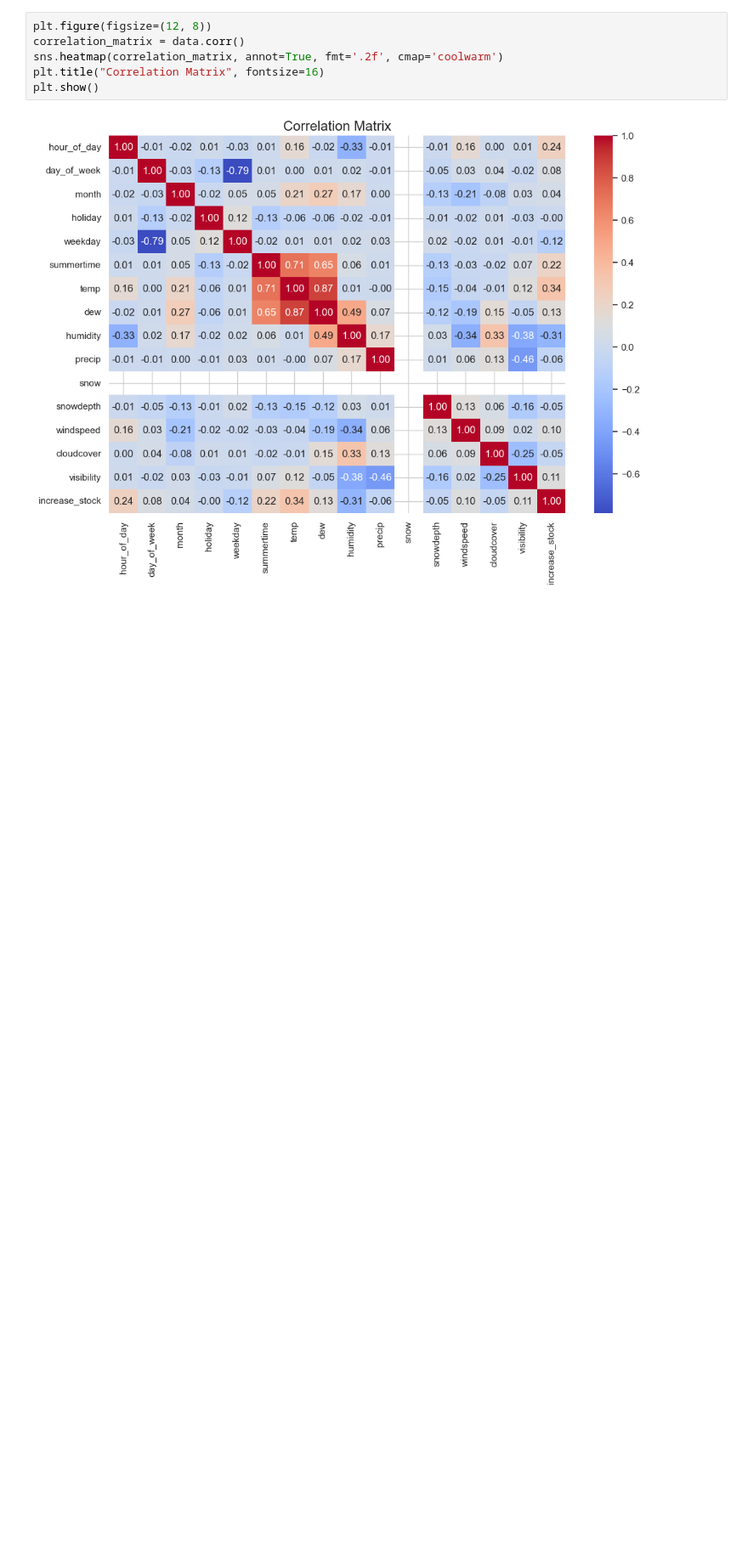
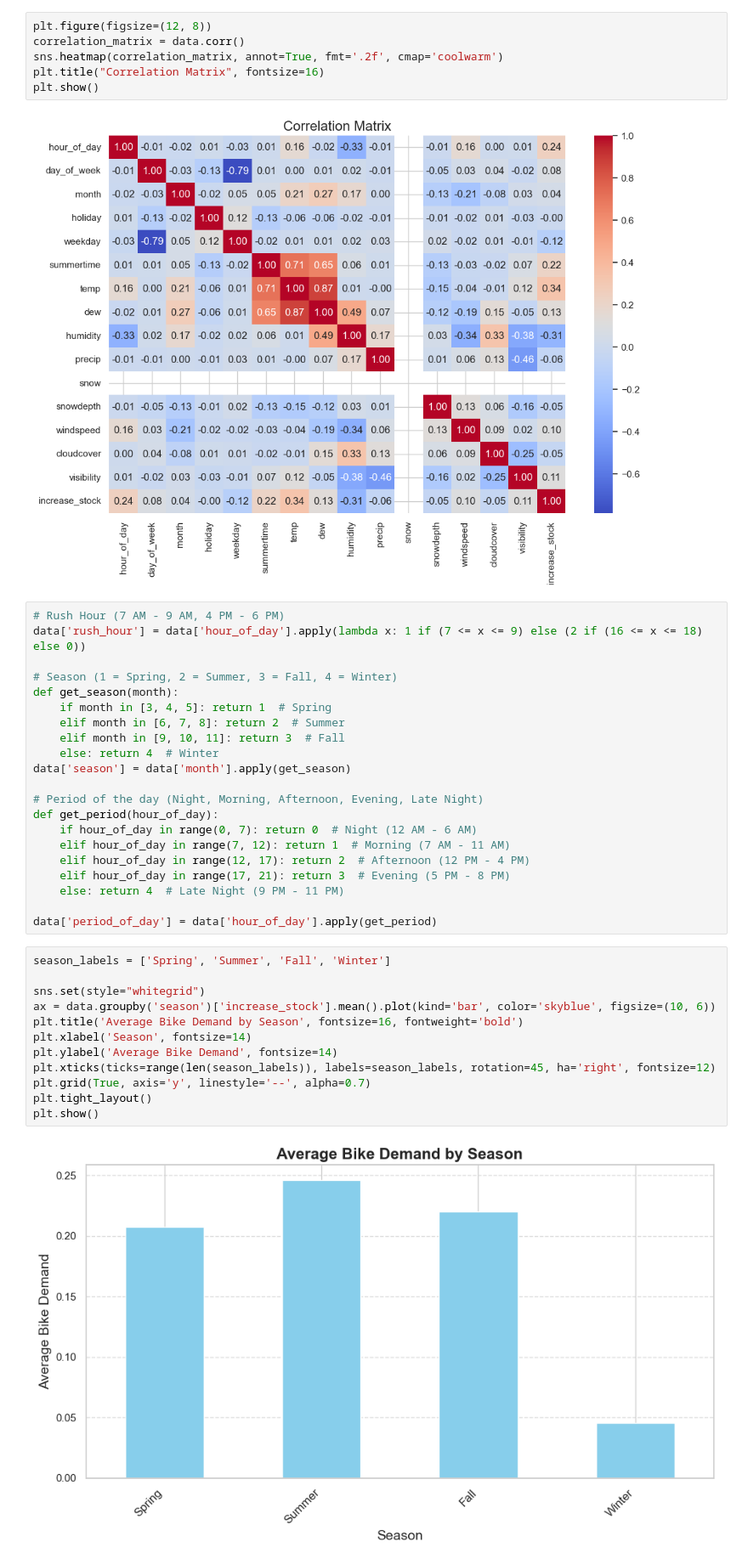
Before and after one commit to inesfm101/SML_Project, a Jupyter notebook: [SML] Data Exploration.ipynb, the cells around one changed output. Shown at 85% size. Cells and saved outputs as stored; diff of their text form; blank space fills up the shorter version.

```diff
--- a/[SML] Data Exploration.ipynb
+++ b/[SML] Data Exploration.ipynb
@@ -357,3 +371,38 @@ plt.title("Correlation Matrix", fontsize=16)
 plt.show()
 # %% [output]
 [figure]
+# %%
+# Rush Hour (7 AM - 9 AM, 4 PM - 6 PM)
+data['rush_hour'] = data['hour_of_day'].apply(lambda x: 1 if (7 <= x <= 9) else (2 if (16 <= x <= 18) else 0))
+
+# Season (1 = Spring, 2 = Summer, 3 = Fall, 4 = Winter)
+def get_season(month):
+    if month in [3, 4, 5]: return 1  # Spring
+    elif month in [6, 7, 8]: return 2  # Summer
+    elif month in [9, 10, 11]: return 3  # Fall
+    else: return 4  # Winter
+data['season'] = data['month'].apply(get_season)
+
+# Period of the day (Night, Morning, Afternoon, Evening, Late Night)
+def get_period(hour_of_day):
+    if hour_of_day in range(0, 7): return 0  # Night (12 AM - 6 AM)
+    elif hour_of_day in range(7, 12): return 1  # Morning (7 AM - 11 AM)
+    elif hour_of_day in range(12, 17): return 2  # Afternoon (12 PM - 4 PM)
+    elif hour_of_day in range(17, 21): return 3  # Evening (5 PM - 8 PM)
+    else: return 4  # Late Night (9 PM - 11 PM)
+
+data['period_of_day'] = data['hour_of_day'].apply(get_period)
+# %%
+season_labels = ['Spring', 'Summer', 'Fall', 'Winter']
+
+sns.set(style="whitegrid")
+ax = data.groupby('season')['increase_stock'].mean().plot(kind='bar', color='skyblue', figsize=(10, 6))
+plt.title('Average Bike Demand by Season', fontsize=16, fontweight='bold')
+plt.xlabel('Season', fontsize=14)
+plt.ylabel('Average Bike Demand', fontsize=14)
+plt.xticks(ticks=range(len(season_labels)), labels=season_labels, rotation=45, ha='right', fontsize=12)
+plt.grid(True, axis='y', linestyle='--', alpha=0.7)
+plt.tight_layout()
+plt.show()
+# %% [output]
+[figure, added]
```
Also changed, not shown: parts of 13 cells of this notebook, 6 other files.
